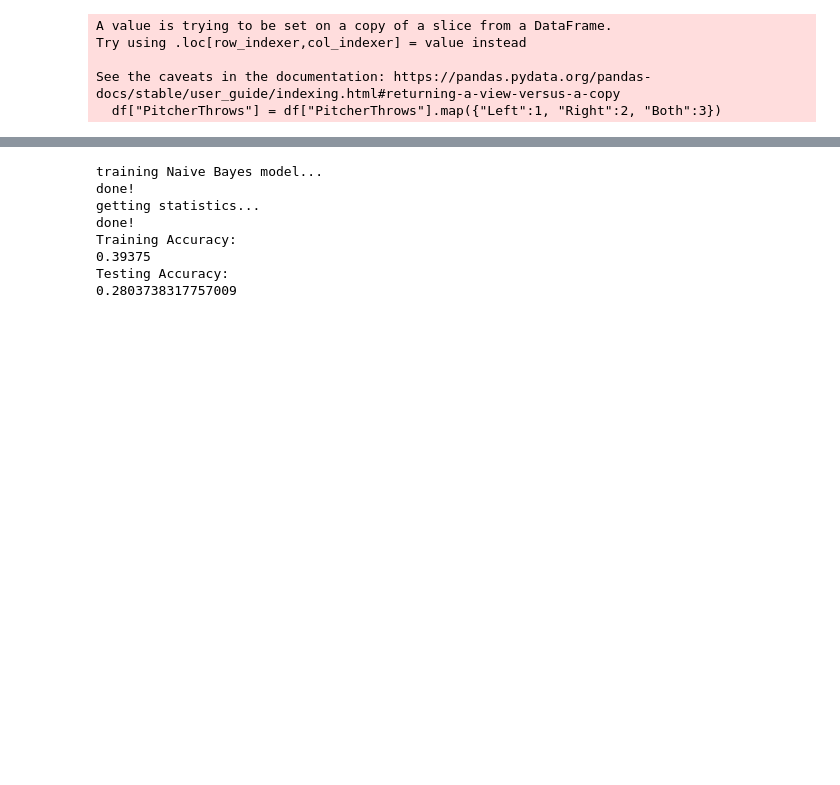
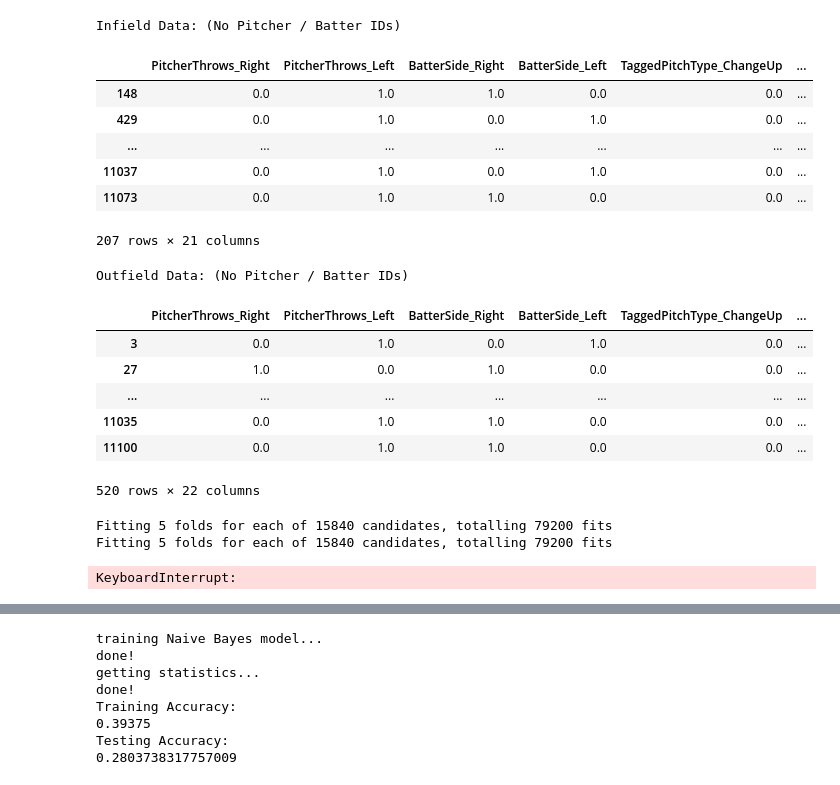
Before and after one commit to tmgavron/shifting_model, a Jupyter notebook: Model_Training.ipynb, the cells around one changed output, grey strips where cells are left out. Saved outputs shown, nothing was run; the diff lists cells and outputs as text; code cells hidden in the pictures; blank space fills up the shorter version.

```diff
--- a/Model_Training.ipynb
+++ b/Model_Training.ipynb
@@ -18,12 +23,27 @@ from Logs import logging as logs
 # %%
 # 1) Load all data from preprocessing
 importlib.reload(Preprocessing)
 importlib.reload(ModelUtil)
 importlib.reload(logs)
-infieldDataFrame, outfieldDataFrame = Preprocessing.dataFiltering()
+
+pandas.set_option('display.min_rows',5)
+
+dataFrame = Preprocessing.dataProcessing()
+infield, outfield = Preprocessing.dataFiltering(dataFrame)
 # %% [output]
-A value is trying to be set on a copy of a slice from a DataFrame.
-Try using .loc[row_indexer,col_indexer] = value instead
-
-See the caveats in the documentation: https://pandas.pydata.org/pandas-docs/stable/user_guide/indexing.html#returning-a-view-versus-a-copy
-  df["PitcherThrows"] = df["PitcherThrows"].map({"Left":1, "Right":2, "Both":3})
+Infield Data: (No Pitcher / Batter IDs)
+|  | PitcherThrows_Right | PitcherThrows_Left | BatterSide_Right | BatterSide_Left | TaggedPitchType_ChangeUp | ... |
+| 148 | 0.0 | 1.0 | 1.0 | 0.0 | 0.0 | ... |
+| 429 | 0.0 | 1.0 | 0.0 | 1.0 | 0.0 | ... |
+| ... | ... | ... | ... | ... | ... | ... |
+| 11037 | 0.0 | 1.0 | 0.0 | 1.0 | 0.0 | ... |
+| 11073 | 0.0 | 1.0 | 1.0 | 0.0 | 0.0 | ... |
+207 rows × 21 columns
+Outfield Data: (No Pitcher / Batter IDs)
+|  | PitcherThrows_Right | PitcherThrows_Left | BatterSide_Right | BatterSide_Left | TaggedPitchType_ChangeUp | ... |
+| 3 | 0.0 | 1.0 | 0.0 | 1.0 | 0.0 | ... |
+| 27 | 1.0 | 0.0 | 1.0 | 0.0 | 0.0 | ... |
+| ... | ... | ... | ... | ... | ... | ... |
+| 11035 | 0.0 | 1.0 | 1.0 | 0.0 | 0.0 | ... |
+| 11100 | 0.0 | 1.0 | 1.0 | 0.0 | 0.0 | ... |
+520 rows × 22 columns
@@ -35,3 +76,14 @@ xTrain, xTest, yTrain, yTest = train_test_split(X, Y, test_size=0.25, random_sta
+# %%
+# z) RandomForestRegressor
+for i in range(0, len(trainIn)):
+    direction, distance = ModelUtil.runRFR(trainIn[i], trainOut[i], testIn[i], testOut[i])
+
+# This will take an insanely long time. One loop took my beefy computer 200 minutes to run.
+# This absolutely needs to be trimmed down when it comes to the CV training. I was just testing stuff.
+# %% [output]
+Fitting 5 folds for each of 15840 candidates, totalling 79200 fits
+Fitting 5 folds for each of 15840 candidates, totalling 79200 fits
+KeyboardInterrupt:
 # %%
 # a) Decision Tree
 # Need to test these hyperparameters for best case
```
Also changed, not shown: parts of 4 cells of this notebook, 3 other files.
